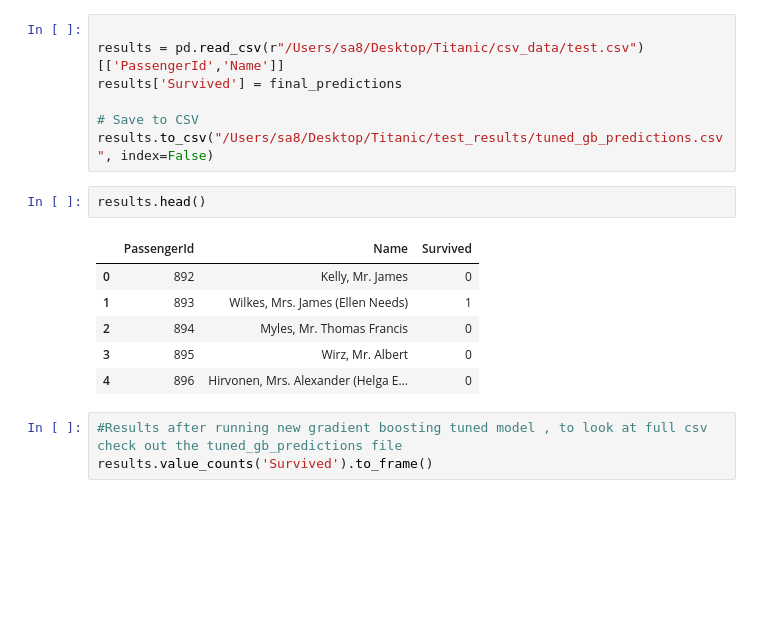
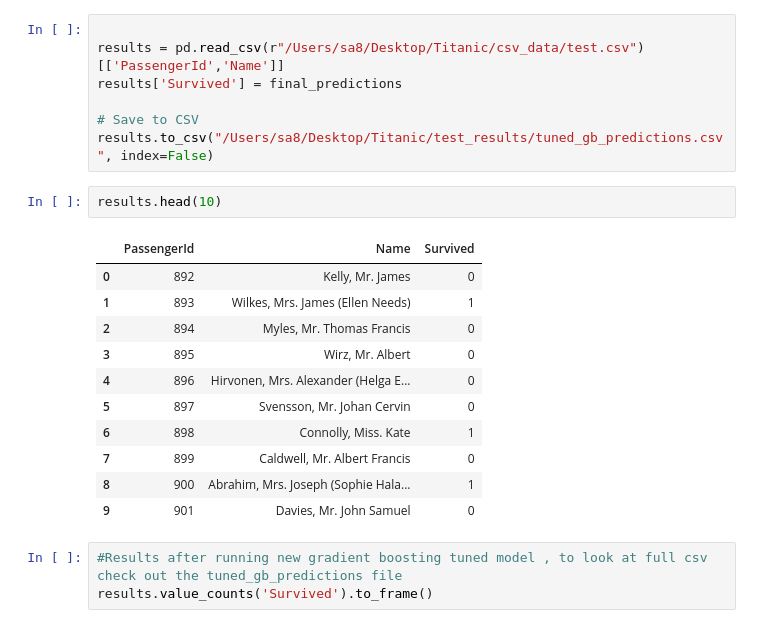
Before and after one commit to GClark89/Titanic, a Jupyter notebook: Code/MachineModel.ipynb, the cells around one changed output. Drawn from its saved outputs; the diff is of its cells as text; blank space fills up the shorter version.

```diff
--- a/Code/MachineModel.ipynb
+++ b/Code/MachineModel.ipynb
@@ -592,14 +592,19 @@ results['Survived'] = final_predictions
 # Save to CSV
 results.to_csv("/Users/sa8/Desktop/Titanic/test_results/tuned_gb_predictions.csv", index=False)
 # %%
-results.head()
+results.head(10)
 # %% [output]
 |  | PassengerId | Name | Survived |
 | 0 | 892 | Kelly, Mr. James | 0 |
 | 1 | 893 | Wilkes, Mrs. James (Ellen Needs) | 1 |
 | 2 | 894 | Myles, Mr. Thomas Francis | 0 |
 | 3 | 895 | Wirz, Mr. Albert | 0 |
 | 4 | 896 | Hirvonen, Mrs. Alexander (Helga E... | 0 |
+| 5 | 897 | Svensson, Mr. Johan Cervin | 0 |
+| 6 | 898 | Connolly, Miss. Kate | 1 |
+| 7 | 899 | Caldwell, Mr. Albert Francis | 0 |
+| 8 | 900 | Abrahim, Mrs. Joseph (Sophie Hala... | 1 |
+| 9 | 901 | Davies, Mr. John Samuel | 0 |
 # %%
 #Results after running new gradient boosting tuned model , to look at full csv check out the tuned_gb_predictions file
 results.value_counts('Survived').to_frame()
```
Also changed, not shown: 1 other file.
